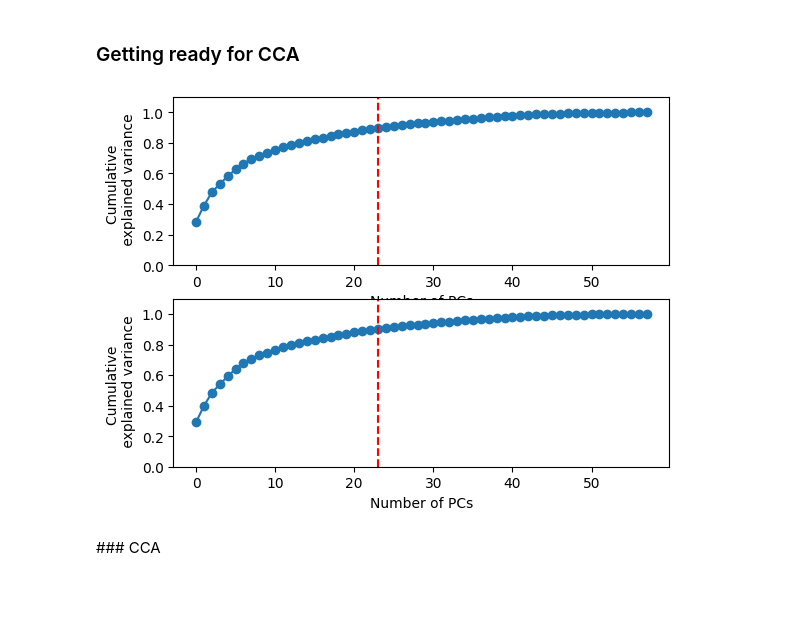
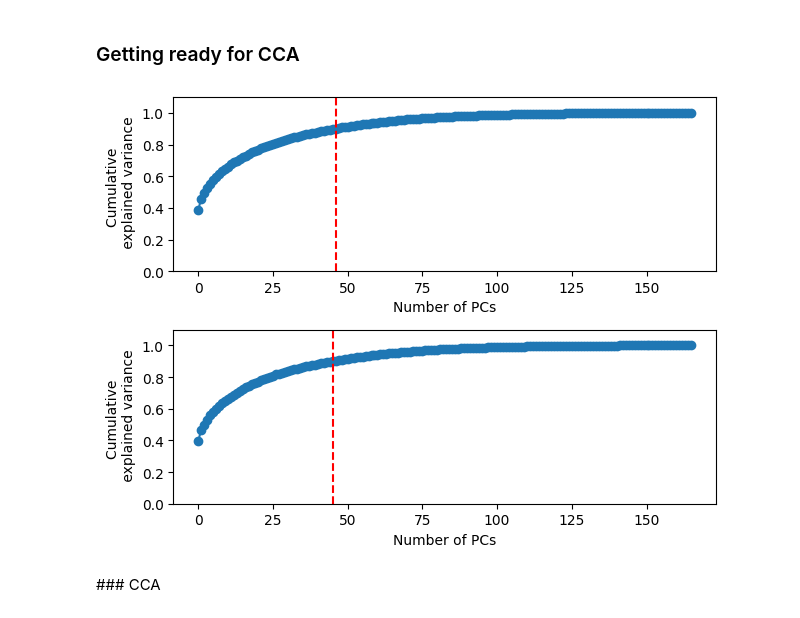
Before and after one commit to abisi/comm-project, a Jupyter notebook: code/Clean_pipeline_Axel_trials.ipynb, the cells around one changed output. Cells and saved outputs as stored; diff of their text form; code cells hidden in the pictures; blank space fills up the shorter version.

```diff
--- a/code/Clean_pipeline_Axel_trials.ipynb
+++ b/code/Clean_pipeline_Axel_trials.ipynb
@@ -68,11 +69,14 @@ print(area1_spikes.shape, area2_spikes.shape)
 # %%
 #Here we slice the array and we smooth
 
-pre_win = 10
-post_win = 100
+pre_win = 0
+post_win = 50
 
 kernel_size = 5
 
 
 proc_area_1 = slice_array(area1_spikes, pre_win, post_win, smooth=True, smooth_kernel = kernel_size)
 proc_area_2 = slice_array(area2_spikes, pre_win, post_win, smooth=True, smooth_kernel = kernel_size)
+
+print(proc_area_1.shape)
+print(proc_area_2.shape)
@@ -92,0 +98,14 @@ print(n_trials)
+# %%
+area1_tr, area1_te, idx_tr, idx_te = split_reshape(proc_area_1, trial_indices)
+area2_tr, area2_te, idx_tr, idx_te = split_reshape(proc_area_1, trial_indices)
+
+n_trials = int(proc_area_1.shape[1]//2) #n_trials per train or test
+print(n_trials)
+
+ids_te, trial_ids_te = idx_te[0], idx_te[1]
+
+# Keep trial conditions trials
+idx_te_type_1 = [idx for idx,i in enumerate(ids_te) if trial_ids_te[idx] in trial_indices[0]]
+idx_te_type_2 = [idx for idx,i in enumerate(ids_te) if trial_ids_te[idx] in trial_indices[1]]
+print(idx_te_type_1, idx_te_type_2)
+print(len(idx_te_type_1), len(idx_te_type_2))
@@ -108,30 +131,32 @@ X2_te = area2_te - area2_tr.mean(axis=1)[:,np.newaxis]
 # %%
 #Here we find the number of PCs that need to be kept
 
 pca1 = PCA()
 pca1.fit(X1_tr.T)
 P_1_te = pca1.transform(X1_te.T)
 
 pca2 = PCA()
 pca2.fit(X2_tr.T)
 P_2_te = pca2.transform(X2_te.T)
 
 
 fig, axs = plt.subplots(2,1)
 for ax in axs.flat:
     ax.set_ylim(0,1.1)
     ax.set_ylabel('Cumulative \n explained variance')
     ax.set_xlabel('Number of PCs')
 
 axs[0].plot(np.cumsum(pca1.explained_variance_ratio_), marker="o")
 axs[0].axvline(np.argmin(np.abs(np.cumsum(pca1.explained_variance_ratio_)-0.9)), linestyle="--", c="red")
 axs[1].plot(np.cumsum(pca2.explained_variance_ratio_), marker="o")
 axs[1].axvline(np.argmin(np.abs(np.cumsum(pca2.explained_variance_ratio_)-0.9)), linestyle="--", c="red")
 
+plt.tight_layout()
+
 c = max(np.argmin(np.abs(np.cumsum(pca1.explained_variance_ratio_)-0.9)),
                np.argmin(np.abs(np.cumsum(pca2.explained_variance_ratio_)-0.9)))
 # %% [output]
-[figure, old version]
+[figure, new version]
 # %% [markdown]
 ### CCA
 # %%
```
Also changed, not shown: parts of 19 cells of this notebook, 1 other file.
